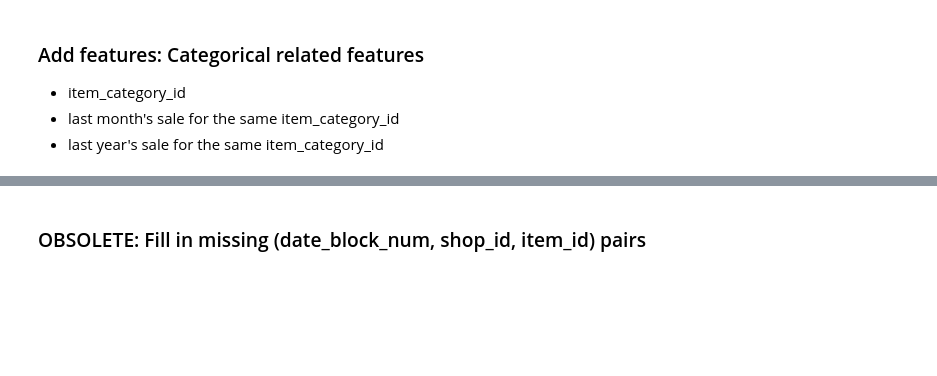
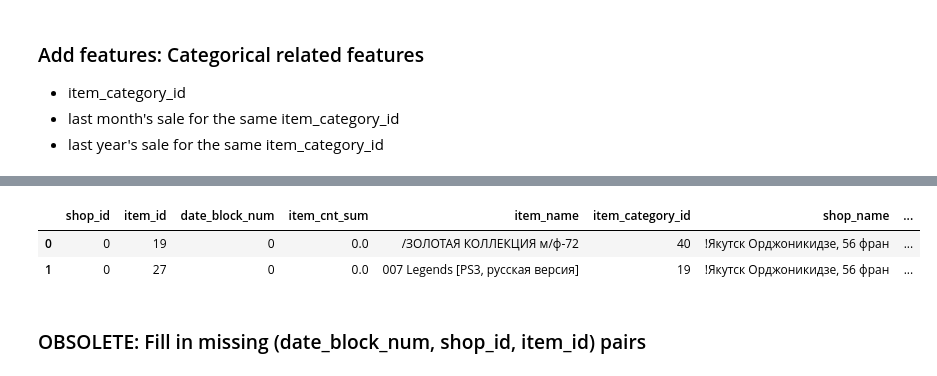
Before and after one commit to Qile-Paul-Chen/Kaggle-Predict-Future-Sales, a Jupyter notebook: Model_Training.ipynb, the cells around one changed output, grey strips where cells are left out. Drawn from its saved outputs; the diff is of its cells as text; code cells hidden in the pictures; blank space fills up the shorter version.

```diff
--- a/Model_Training.ipynb
+++ b/Model_Training.ipynb
@@ -106,7 +106,7 @@ new_train.head()
 - last year's sale
 - whether is on promotion (?)
 # %%
-new_train = train_backup.copy()
+#new_train = train_backup.copy()
 # %%
 def lag_feature(df, df_shift, lags, on, col):
     tmp = df_shift[on + [col]]
@@ -136,6 +142,10 @@ df.head(2)
 # %%
-train = lag_feature(train, df, lags=[1,3,6,12], on=['date_block_num','shop_id','item_category_id'], col='item_cnt_by_cat_sum')
-train.head(2)
+new_train = lag_feature(new_train, df, lags=[1,3,6,12], on=['date_block_num','shop_id','item_category_id'], col='item_cnt_by_cat_sum')
+new_train.head(2)
+# %% [output]
+|  | shop_id | item_id | date_block_num | item_cnt_sum | item_name | item_category_id | shop_name | ... |
+| 0 | 0 | 19 | 0 | 0.0 | /ЗОЛОТАЯ КОЛЛЕКЦИЯ м/ф-72 | 40 | !Якутск Орджоникидзе, 56 фран | ... |
+| 1 | 0 | 27 | 0 | 0.0 | 007 Legends [PS3, русская версия] | 19 | !Якутск Орджоникидзе, 56 фран | ... |
 # %% [markdown]
 ### OBSOLETE: Fill in missing (date_block_num, shop_id, item_id) pairs
 # %% [markdown]
```
Also changed, not shown: parts of 14 cells of this notebook.
